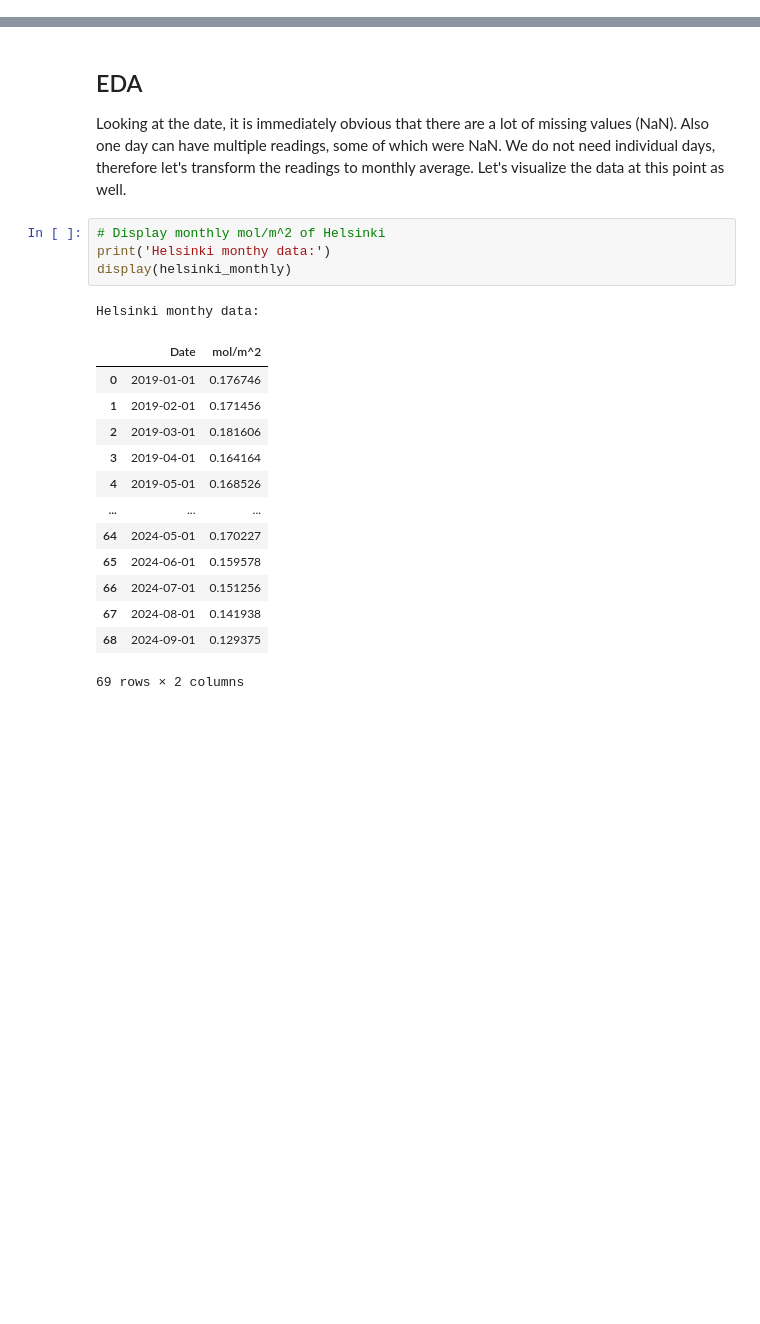
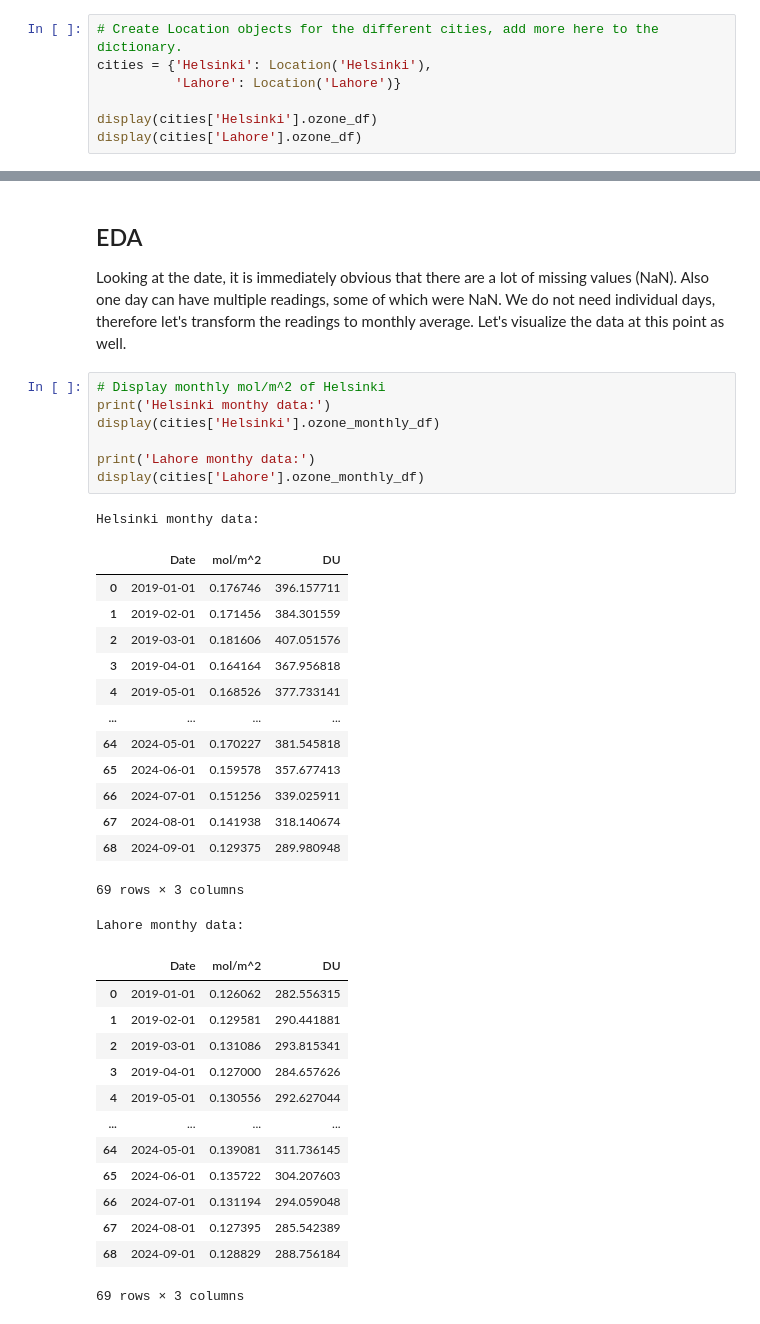
Before and after one commit to rtammisalo/project-ozone, a Jupyter notebook: ozone.ipynb, the cells around one changed output, grey strips where cells are left out. Drawn from its saved outputs; the diff is of its cells as text; blank space fills up the shorter version.

Commit message:
Add Location class, plot Lahore

```diff
--- a/ozone.ipynb
+++ b/ozone.ipynb
@@ -53,0 +114,7 @@ display(helsinki_all)
+# %%
+# Create Location objects for the different cities, add more here to the dictionary.
+cities = {'Helsinki': Location('Helsinki'),
+          'Lahore': Location('Lahore')}
+
+display(cities['Helsinki'].ozone_df)
+display(cities['Lahore'].ozone_df)
@@ -58,19 +152,36 @@ Looking at the date, it is immediately obvious that there are a lot of missing v
 # %%
 # Display monthly mol/m^2 of Helsinki
 print('Helsinki monthy data:')
-display(helsinki_monthly)
+display(cities['Helsinki'].ozone_monthly_df)
+
+print('Lahore monthy data:')
+display(cities['Lahore'].ozone_monthly_df)
 # %% [output]
 Helsinki monthy data:
-|  | Date | mol/m^2 |
-| 0 | 2019-01-01 | 0.176746 |
-| 1 | 2019-02-01 | 0.171456 |
-| 2 | 2019-03-01 | 0.181606 |
-| 3 | 2019-04-01 | 0.164164 |
-| 4 | 2019-05-01 | 0.168526 |
-| ... | ... | ... |
-| 64 | 2024-05-01 | 0.170227 |
-| 65 | 2024-06-01 | 0.159578 |
-| 66 | 2024-07-01 | 0.151256 |
-| 67 | 2024-08-01 | 0.141938 |
-| 68 | 2024-09-01 | 0.129375 |
+|  | Date | mol/m^2 | DU |
+| 0 | 2019-01-01 | 0.176746 | 396.157711 |
+| 1 | 2019-02-01 | 0.171456 | 384.301559 |
+| 2 | 2019-03-01 | 0.181606 | 407.051576 |
+| 3 | 2019-04-01 | 0.164164 | 367.956818 |
+| 4 | 2019-05-01 | 0.168526 | 377.733141 |
+| ... | ... | ... | ... |
+| 64 | 2024-05-01 | 0.170227 | 381.545818 |
+| 65 | 2024-06-01 | 0.159578 | 357.677413 |
+| 66 | 2024-07-01 | 0.151256 | 339.025911 |
+| 67 | 2024-08-01 | 0.141938 | 318.140674 |
+| 68 | 2024-09-01 | 0.129375 | 289.980948 |
-69 rows × 2 columns
+69 rows × 3 columns
+Lahore monthy data:
+|  | Date | mol/m^2 | DU |
+| 0 | 2019-01-01 | 0.126062 | 282.556315 |
+| 1 | 2019-02-01 | 0.129581 | 290.441881 |
+| 2 | 2019-03-01 | 0.131086 | 293.815341 |
+| 3 | 2019-04-01 | 0.127000 | 284.657626 |
+| 4 | 2019-05-01 | 0.130556 | 292.627044 |
+| ... | ... | ... | ... |
+| 64 | 2024-05-01 | 0.139081 | 311.736145 |
+| 65 | 2024-06-01 | 0.135722 | 304.207603 |
+| 66 | 2024-07-01 | 0.131194 | 294.059048 |
+| 67 | 2024-08-01 | 0.127395 | 285.542389 |
+| 68 | 2024-09-01 | 0.128829 | 288.756184 |
+69 rows × 3 columns
```
Also changed, not shown: parts of 8 cells of this notebook.
